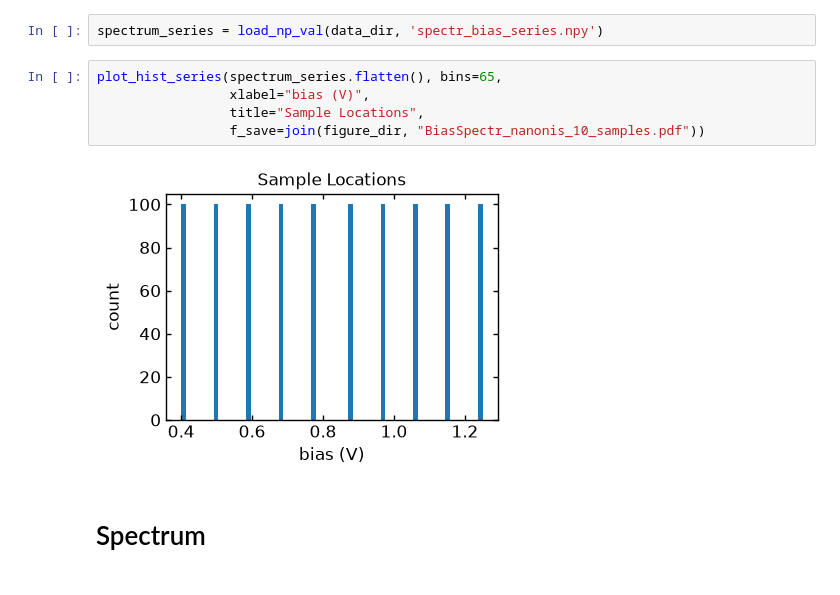
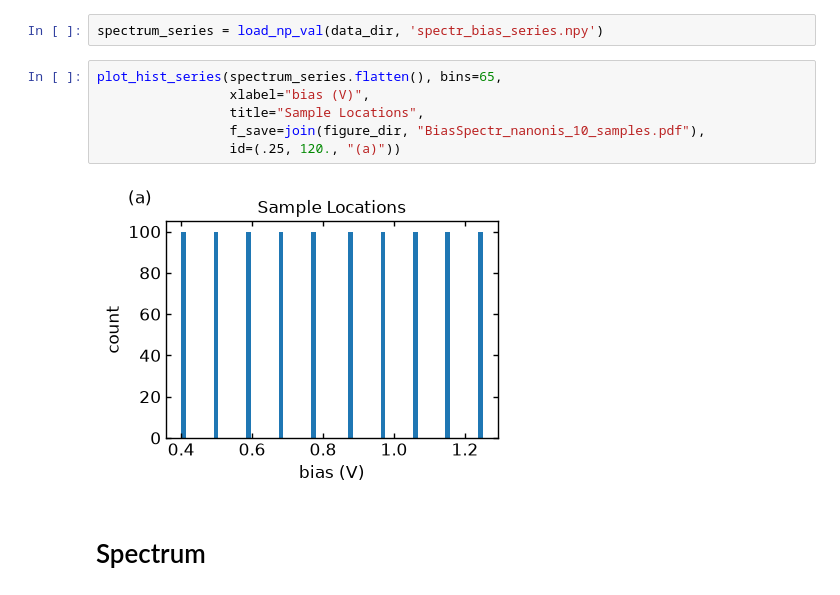
Before and after one commit to sandialabs/PRISMA, a Jupyter notebook: figures/BiasSpectr_nanonis_10.ipynb, the cells around one changed output. Drawn from its saved outputs; the diff is of its cells as text.

```diff
--- a/figures/BiasSpectr_nanonis_10.ipynb
+++ b/figures/BiasSpectr_nanonis_10.ipynb
@@ -22,10 +22,11 @@ spectrum_series = load_np_val(data_dir, 'spectr_bias_series.npy')
 # %%
 plot_hist_series(spectrum_series.flatten(), bins=65,
                  xlabel="bias (V)",
                  title="Sample Locations",
-                 f_save=join(figure_dir, "BiasSpectr_nanonis_10_samples.pdf"))
+                 f_save=join(figure_dir, "BiasSpectr_nanonis_10_samples.pdf"),
+                 id=(.25, 120., "(a)"))
 # %% [output]
-[figure, old version]
+[figure, new version]
 # %% [markdown]
 # Spectrum
 # %%
```
Also changed, not shown: parts of 2 cells of this notebook, 1 other file.
